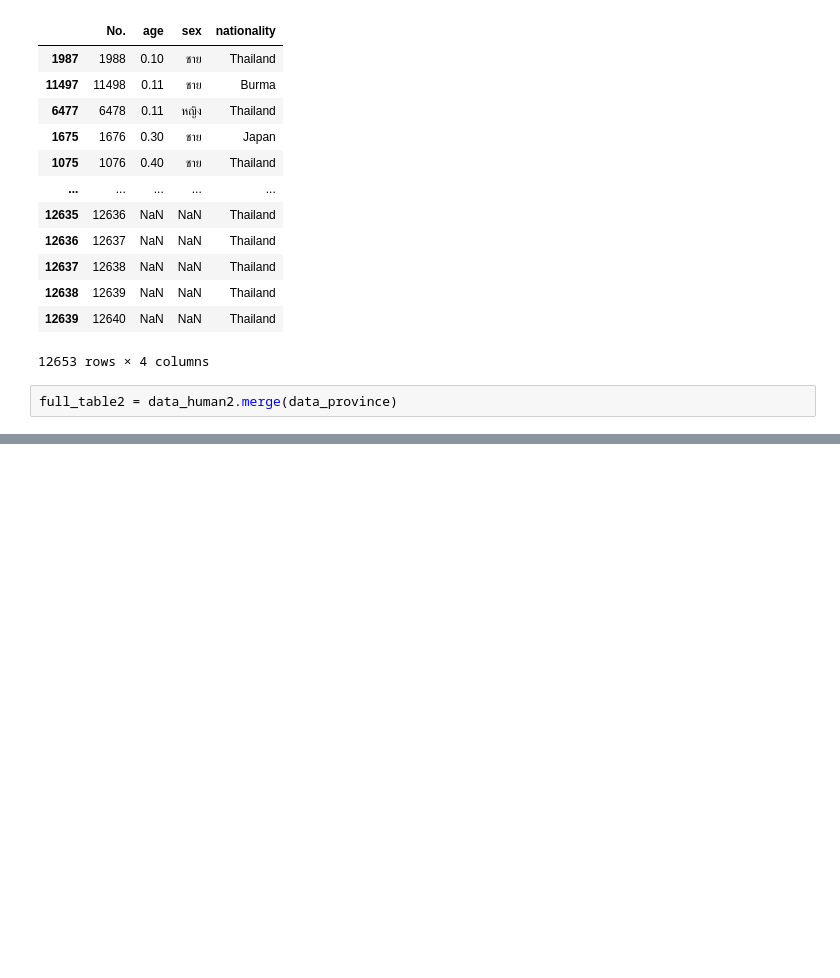
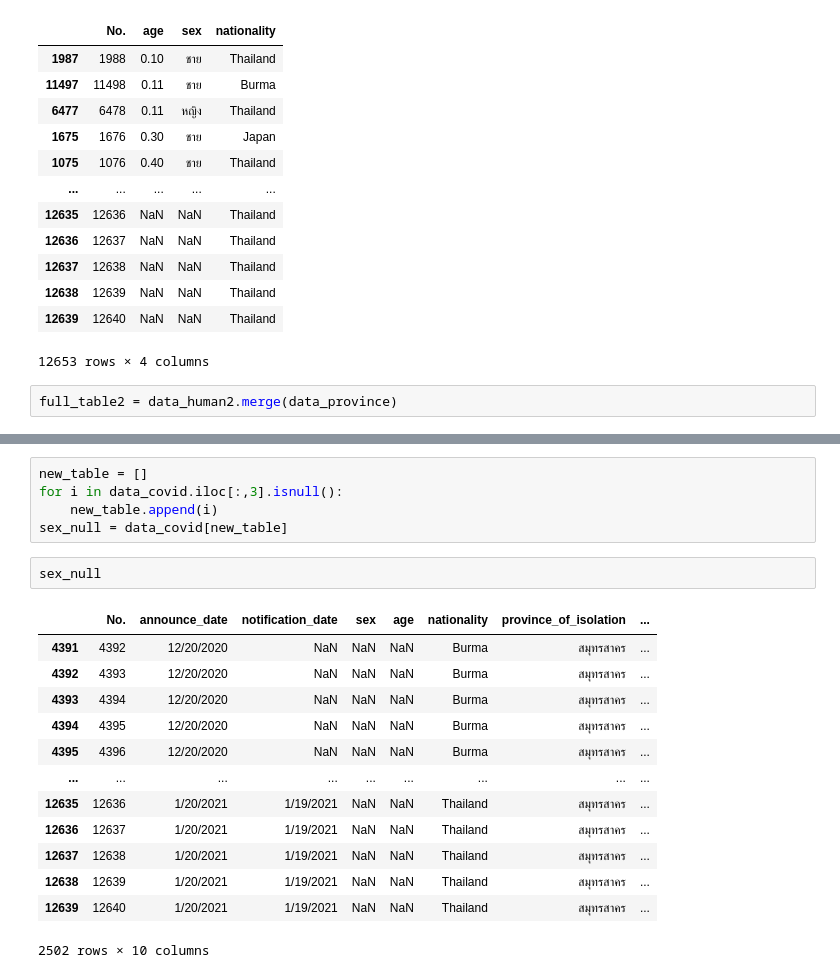
Before and after one commit to ikarosgn/data_viz, a Jupyter notebook: pandas102.ipynb, the cells around one changed output, grey strips where cells are left out. Cells and saved outputs as stored; diff of their text form; blank space fills up the shorter version.

```diff
--- a/pandas102.ipynb
+++ b/pandas102.ipynb
@@ -157,0 +176,21 @@ full_table2 = data_human2.merge(data_province)
+# %%
+new_table = []
+for i in data_covid.iloc[:,3].isnull():
+    new_table.append(i)
+sex_null = data_covid[new_table]
+# %%
+sex_null
+# %% [output]
+|  | No. | announce_date | notification_date | sex | age | nationality | province_of_isolation | ... |
+| 4391 | 4392 | 12/20/2020 | NaN | NaN | NaN | Burma | สมุทรสาคร | ... |
+| 4392 | 4393 | 12/20/2020 | NaN | NaN | NaN | Burma | สมุทรสาคร | ... |
+| 4393 | 4394 | 12/20/2020 | NaN | NaN | NaN | Burma | สมุทรสาคร | ... |
+| 4394 | 4395 | 12/20/2020 | NaN | NaN | NaN | Burma | สมุทรสาคร | ... |
+| 4395 | 4396 | 12/20/2020 | NaN | NaN | NaN | Burma | สมุทรสาคร | ... |
+| ... | ... | ... | ... | ... | ... | ... | ... | ... |
+| 12635 | 12636 | 1/20/2021 | 1/19/2021 | NaN | NaN | Thailand | สมุทรสาคร | ... |
+| 12636 | 12637 | 1/20/2021 | 1/19/2021 | NaN | NaN | Thailand | สมุทรสาคร | ... |
+| 12637 | 12638 | 1/20/2021 | 1/19/2021 | NaN | NaN | Thailand | สมุทรสาคร | ... |
+| 12638 | 12639 | 1/20/2021 | 1/19/2021 | NaN | NaN | Thailand | สมุทรสาคร | ... |
+| 12639 | 12640 | 1/20/2021 | 1/19/2021 | NaN | NaN | Thailand | สมุทรสาคร | ... |
+2502 rows × 10 columns
```
Also changed, not shown: parts of 4 cells of this notebook.
